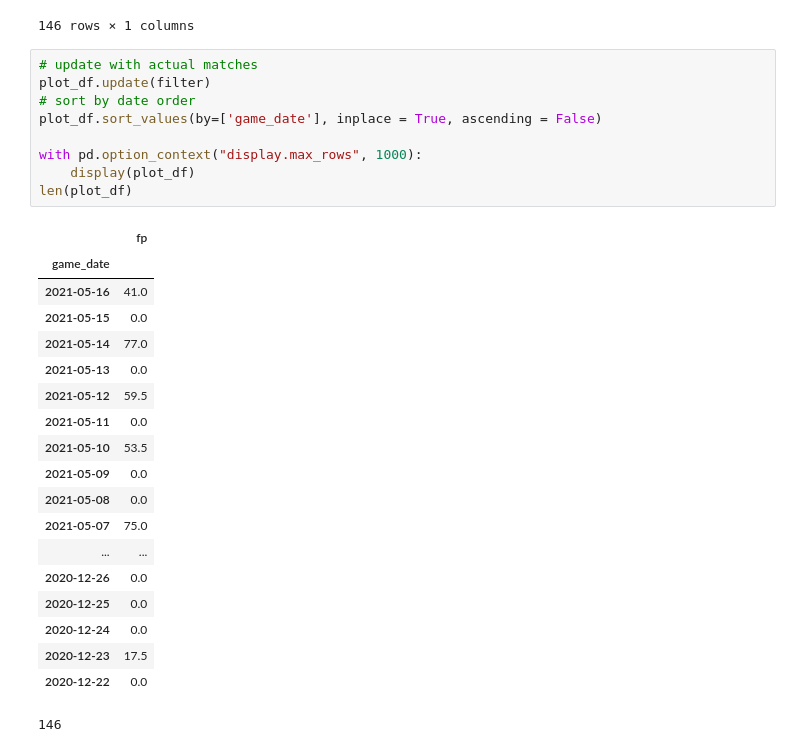
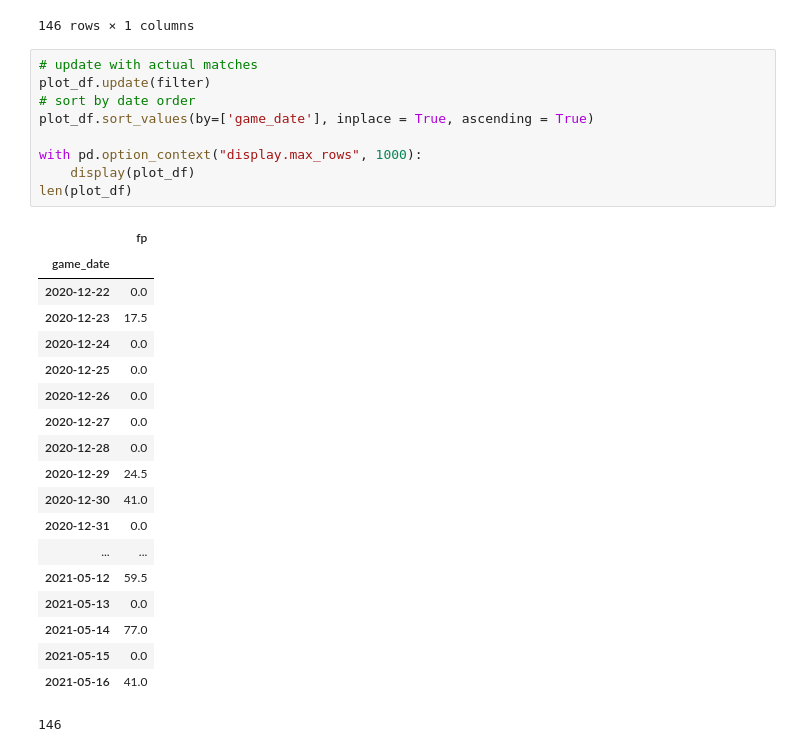
Before and after one commit to Rextremistz/nbafantasyweb, a Jupyter notebook: plot_player_points_every_game.ipynb, the cells around one changed output. Drawn from its saved outputs; the diff is of its cells as text.

```diff
--- a/plot_player_points_every_game.ipynb
+++ b/plot_player_points_every_game.ipynb
@@ -87,31 +87,31 @@ plot_df
 # %%
 # update with actual matches
 plot_df.update(filter)
 # sort by date order
-plot_df.sort_values(by=['game_date'], inplace = True, ascending = False)
+plot_df.sort_values(by=['game_date'], inplace = True, ascending = True)
 
 with pd.option_context("display.max_rows", 1000):
     display(plot_df)
 len(plot_df)
 # %% [output]
 |  | fp |
 | game_date |  |
+| 2020-12-22 | 0.0 |
+| 2020-12-23 | 17.5 |
+| 2020-12-24 | 0.0 |
+| 2020-12-25 | 0.0 |
+| 2020-12-26 | 0.0 |
+| 2020-12-27 | 0.0 |
+| 2020-12-28 | 0.0 |
+| 2020-12-29 | 24.5 |
+| 2020-12-30 | 41.0 |
+| 2020-12-31 | 0.0 |
+| ... | ... |
+| 2021-05-12 | 59.5 |
+| 2021-05-13 | 0.0 |
+| 2021-05-14 | 77.0 |
+| 2021-05-15 | 0.0 |
 | 2021-05-16 | 41.0 |
-| 2021-05-15 | 0.0 |
-| 2021-05-14 | 77.0 |
-| 2021-05-13 | 0.0 |
-| 2021-05-12 | 59.5 |
-| 2021-05-11 | 0.0 |
-| 2021-05-10 | 53.5 |
-| 2021-05-09 | 0.0 |
-| 2021-05-08 | 0.0 |
-| 2021-05-07 | 75.0 |
-| ... | ... |
-| 2020-12-26 | 0.0 |
-| 2020-12-25 | 0.0 |
-| 2020-12-24 | 0.0 |
-| 2020-12-23 | 17.5 |
-| 2020-12-22 | 0.0 |
 146
 # %%
 # reset index for plotting
```
Also changed, not shown: parts of 4 cells of this notebook, 12 other files.
